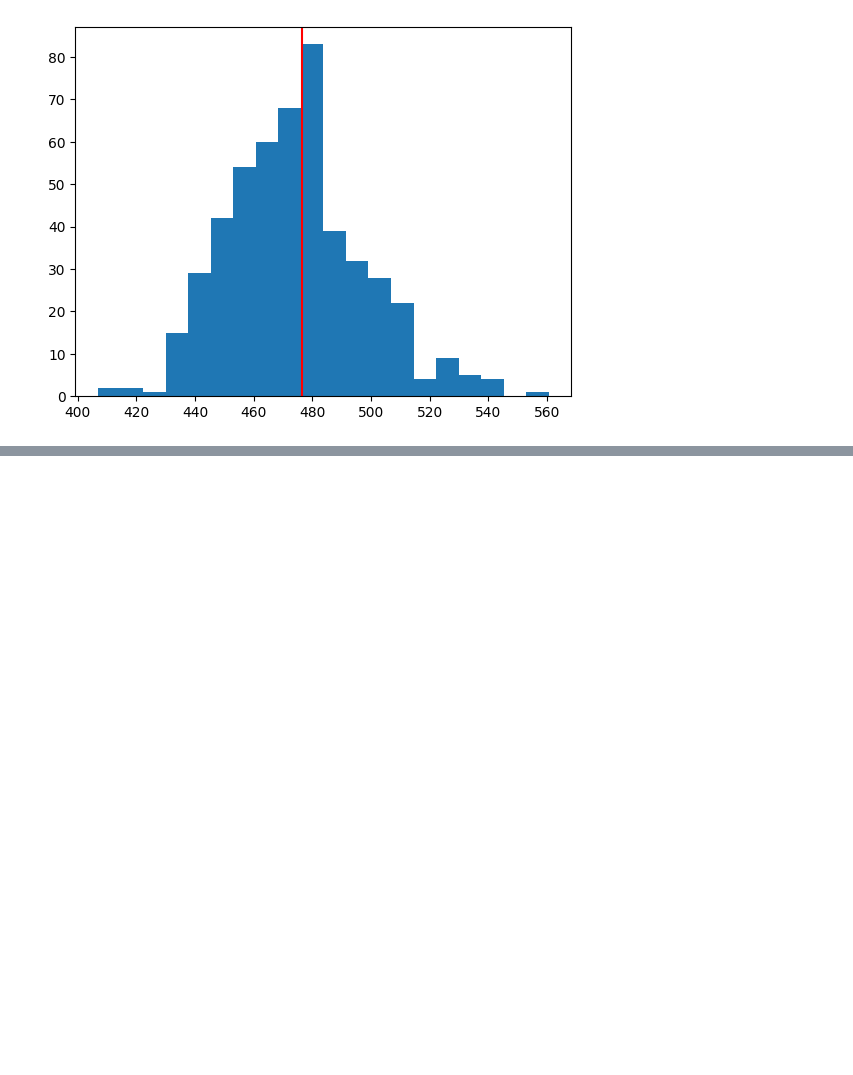
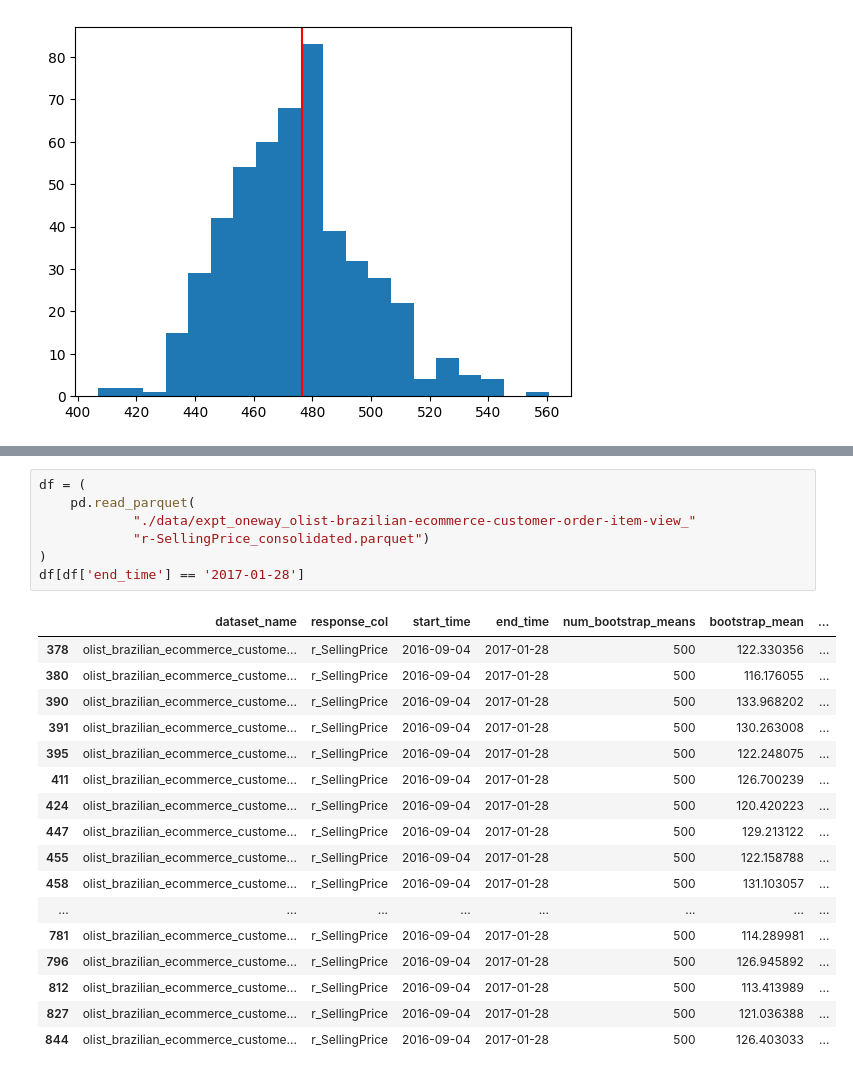
Before and after one commit to liuchbryan/oce-ecomm-abv-calculation, a Jupyter notebook: Exploration.ipynb, the cells around one changed output, grey strips where cells are left out. Cells and saved outputs as stored; diff of their text form; blank space fills up the shorter version.

```diff
--- a/Exploration.ipynb
+++ b/Exploration.ipynb
@@ -92,0 +135,25 @@ plt.axvline(vanilla.mean(), c='red')
+# %%
+df = (
+    pd.read_parquet(
+            "./data/expt_oneway_olist-brazilian-ecommerce-customer-order-item-view_"
+            "r-SellingPrice_consolidated.parquet")
+)
+df[df['end_time'] == '2017-01-28']
+# %% [output]
+|  | dataset_name | response_col | start_time | end_time | num_bootstrap_means | bootstrap_mean | ... |
+| 378 | olist_brazilian_ecommerce_custome... | r_SellingPrice | 2016-09-04 | 2017-01-28 | 500 | 122.330356 | ... |
+| 380 | olist_brazilian_ecommerce_custome... | r_SellingPrice | 2016-09-04 | 2017-01-28 | 500 | 116.176055 | ... |
+| 390 | olist_brazilian_ecommerce_custome... | r_SellingPrice | 2016-09-04 | 2017-01-28 | 500 | 133.968202 | ... |
+| 391 | olist_brazilian_ecommerce_custome... | r_SellingPrice | 2016-09-04 | 2017-01-28 | 500 | 130.263008 | ... |
+| 395 | olist_brazilian_ecommerce_custome... | r_SellingPrice | 2016-09-04 | 2017-01-28 | 500 | 122.248075 | ... |
+| 411 | olist_brazilian_ecommerce_custome... | r_SellingPrice | 2016-09-04 | 2017-01-28 | 500 | 126.700239 | ... |
+| 424 | olist_brazilian_ecommerce_custome... | r_SellingPrice | 2016-09-04 | 2017-01-28 | 500 | 120.420223 | ... |
+| 447 | olist_brazilian_ecommerce_custome... | r_SellingPrice | 2016-09-04 | 2017-01-28 | 500 | 129.213122 | ... |
+| 455 | olist_brazilian_ecommerce_custome... | r_SellingPrice | 2016-09-04 | 2017-01-28 | 500 | 122.158788 | ... |
+| 458 | olist_brazilian_ecommerce_custome... | r_SellingPrice | 2016-09-04 | 2017-01-28 | 500 | 131.103057 | ... |
+| ... | ... | ... | ... | ... | ... | ... | ... |
+| 781 | olist_brazilian_ecommerce_custome... | r_SellingPrice | 2016-09-04 | 2017-01-28 | 500 | 114.289981 | ... |
+| 796 | olist_brazilian_ecommerce_custome... | r_SellingPrice | 2016-09-04 | 2017-01-28 | 500 | 126.945892 | ... |
+| 812 | olist_brazilian_ecommerce_custome... | r_SellingPrice | 2016-09-04 | 2017-01-28 | 500 | 113.413989 | ... |
+| 827 | olist_brazilian_ecommerce_custome... | r_SellingPrice | 2016-09-04 | 2017-01-28 | 500 | 121.036388 | ... |
+| 844 | olist_brazilian_ecommerce_custome... | r_SellingPrice | 2016-09-04 | 2017-01-28 | 500 | 126.403033 | ... |
```
Also changed, not shown: parts of 13 cells of this notebook, 3 other files.
